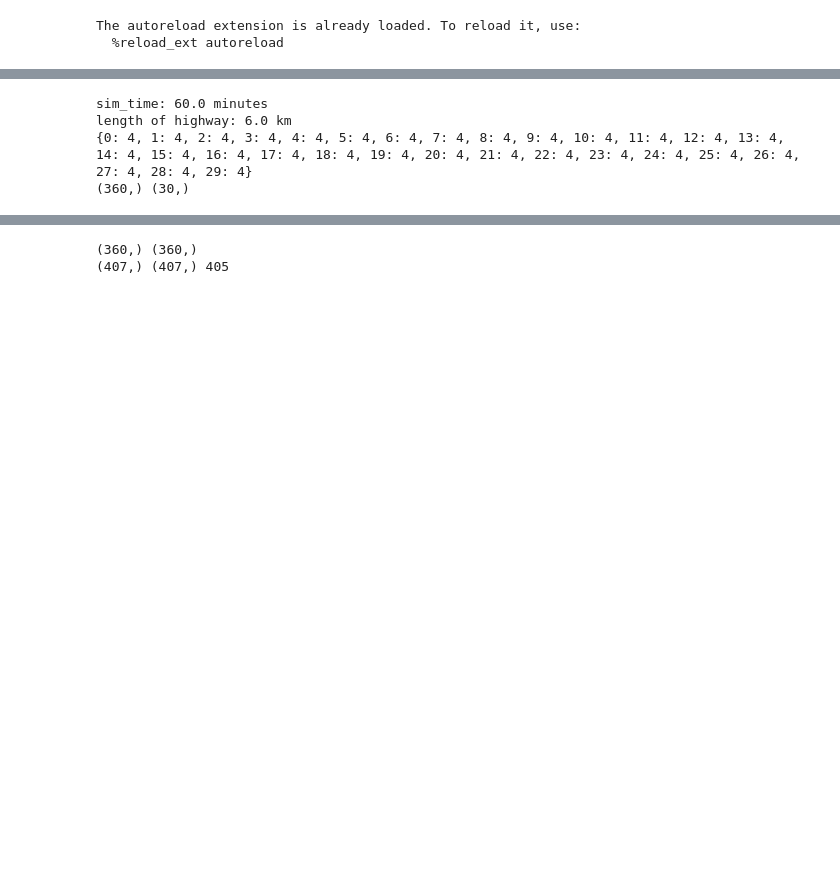
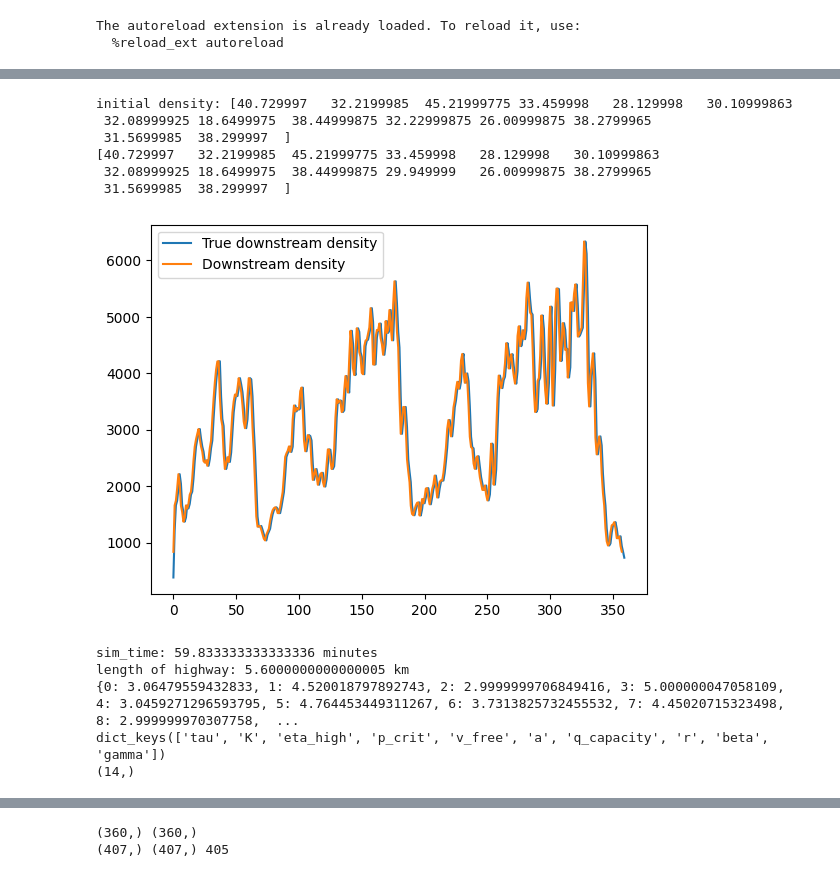
Before and after one commit to srags/mpc-traffic-flow, a Jupyter notebook: metanet_params.ipynb, the cells around one changed output, grey strips where cells are left out. Drawn from its saved outputs; the diff is of its cells as text; code cells hidden in the pictures; blank space fills up the shorter version.

```diff
--- a/metanet_params.ipynb
+++ b/metanet_params.ipynb
@@ -39,3 +86,20 @@ print(true_velocity_initial.shape)
+# %%
+density_data_other = np.load(f'src/sim_params/gt_i24_data/density_{int(time_step * 3600)}sec_{int(L * 1000)}m_{1}hr.npy')[0:360, :]
+velocity_data_other = np.load(f'src/sim_params/gt_i24_data/velocity_{int(time_step * 3600)}sec_{int(L * 1000)}m_{1}hr.npy')[0:360, :]
+plt.plot(smooth_inflow(density_data_other[:, 0] * velocity_data_other[:, 0], window_size=2), label='True downstream density')
+plt.plot(data_inflow[0:-1], label='Downstream density')
+plt.legend()
+
+print("initial density:", true_density_initial)
+print(density_data_other[start_time, 1:-1])
+# %% [output]
+initial density: [40.729997   32.2199985  45.21999775 33.459998   28.129998   30.10999863
+ 32.08999925 18.6499975  38.44999875 32.22999875 26.00999875 38.2799965
+ 31.5699985  38.299997  ]
+[40.729997   32.2199985  45.21999775 33.459998   28.129998   30.10999863
+ 32.08999925 18.6499975  38.44999875 29.949999   26.00999875 38.2799965
+ 31.5699985  38.299997  ]
+[figure, added]
 # %%
 from src.sim_params.default import DefaultParams
 from src.sim_params.I24_400mParams import I24_400mParams
@@ -43,30 +107,34 @@ from src.sim_params.I24_6seg_FD_400mParams import I24_400m_6seg_indivFD_Params
 from src.sim_params.I24_14seg_200mParams import I24_200m_14seg_indivFD_Params
 from src.sim_params.I24_30seg_200mParams import I24_30seg_200m_indivFD_Params
 # %%
-time_step = 10/3600
 time_steps = downstream_density.shape[0]
 print("sim_time:", time_step * downstream_density.shape[0] * 60, "minutes")
-
-total_distance = .2 * 30  # 6 segments of 200 m each
-L = 0.2
-num_segments = 30 #30
-# sim_lanes = {i: 5 if i < 4 else 4 for i in range(num_segments)}
-#sim_lanes = {0: 5, 1: 5, 2: 4, 3: 4, 4: 4, 5: 4}
-# sim_lanes = {0: 4, 1: 5, 2: 5, 3: 5, 4: 5, 5: 5, 6: 4, 7: 4, 8: 4, 9: 4, 10: 4, 11: 4, 12: 5, 13:5, 14:4}
-lane_counts = np.load('src/sim_params/200_m_10_s_joint/num_lanes.npy').reshape(-1)
+num_segments = 14 #30
+total_distance = L * num_segments # km
+try:
+    lane_counts = np.load(f'src/sim_params/{exp_path}/lane_num.npy').reshape(-1)
+except:
+    lane_counts = np.load(f'src/sim_params/{exp_path}/num_lanes.npy').reshape(-1)
+#lane_counts = np.load('src/sim_params/200m_10_sec/lane_num.npy').reshape(-1)
+# lane_counts = smooth_inflow(lane_counts, window_size=3)
 sim_lanes = {i: lane_counts[i] for i in range(num_segments)}
-sim_lanes = {i: 4 for i in range(num_segments)}
+#sim_lanes = {i: 4 for i in range(num_segments)}
 print("length of highway:", total_distance, "km")
 print(sim_lanes)
+downstream_density = downstream_density / sim_lanes[num_segments - 1]
+i24params = I24_30seg_200m_indivFD_Params(path=exp_path).get_params()
+#i24params = DefaultParams(num_segments=num_segments).get_params()
+print(i24params.keys())
+print(i24params['beta'].shape)
 
-i24params = I24_30seg_200m_indivFD_Params(joint=True).get_params()
 
-print(data_inflow.shape, lane_counts.shape)
 
-inflow = data_inflow * sim_lanes[0]
+# print(data_inflow.shape, lane_counts.shape)
+
 # inflow = np.full(data_inflow.shape, 1000 * 4)
 # %% [output]
-sim_time: 60.0 minutes
-length of highway: 6.0 km
-{0: 4, 1: 4, 2: 4, 3: 4, 4: 4, 5: 4, 6: 4, 7: 4, 8: 4, 9: 4, 10: 4, 11: 4, 12: 4, 13: 4, 14: 4, 15: 4, 16: 4, 17: 4, 18: 4, 19: 4, 20: 4, 21: 4, 22: 4, 23: 4, 24: 4, 25: 4, 26: 4, 27: 4, 28: 4, 29: 4}
-(360,) (30,)
+sim_time: 59.833333333333336 minutes
+length of highway: 5.6000000000000005 km
+{0: 3.06479559432833, 1: 4.520018797892743, 2: 2.9999999706849416, 3: 5.000000047058109, 4: 3.0459271296593795, 5: 4.764453449311267, 6: 3.7313825732455532, 7: 4.45020715323498, 8: 2.999999970307758,  ...
+dict_keys(['tau', 'K', 'eta_high', 'p_crit', 'v_free', 'a', 'q_capacity', 'r', 'beta', 'gamma'])
+(14,)
```
Also changed, not shown: parts of 21 cells of this notebook, 4 other files.
